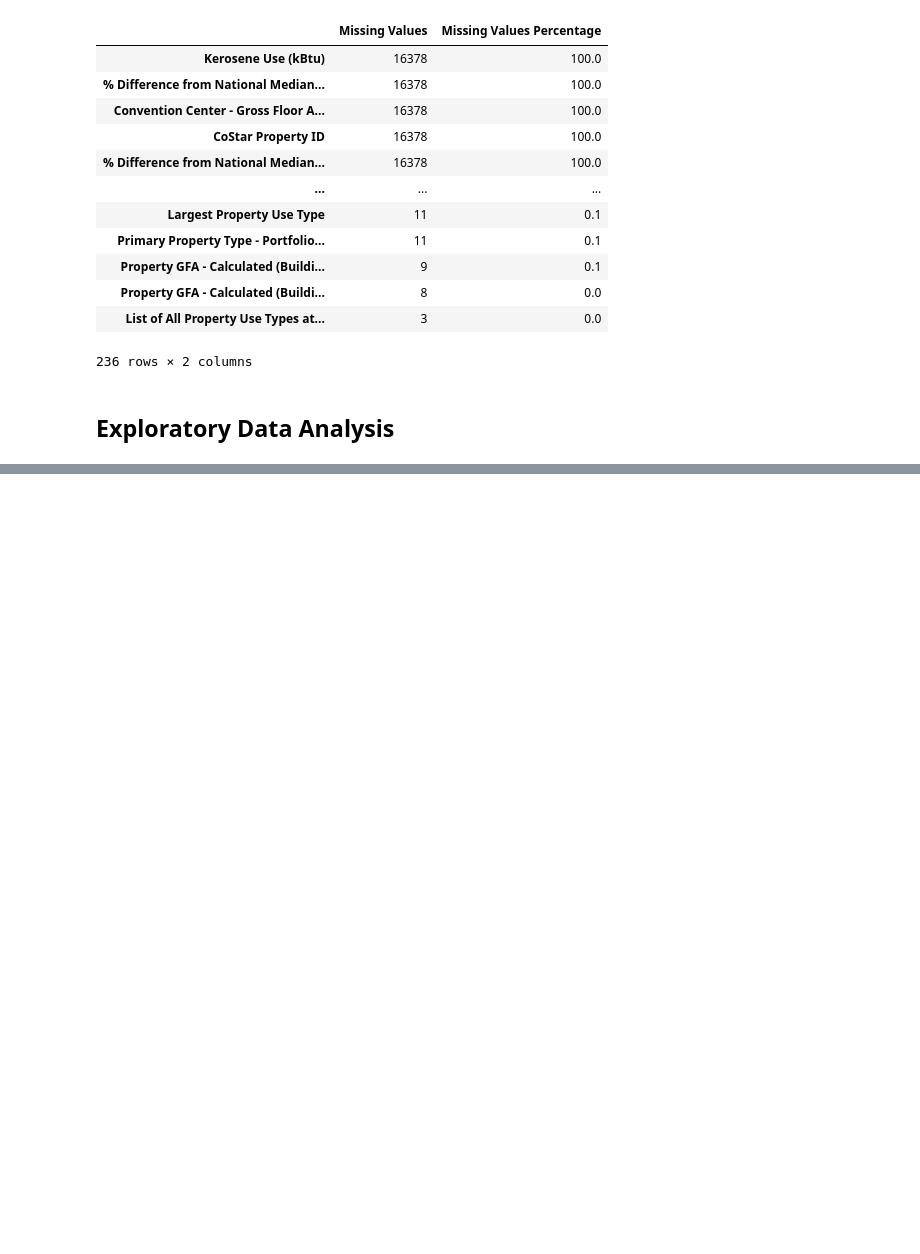
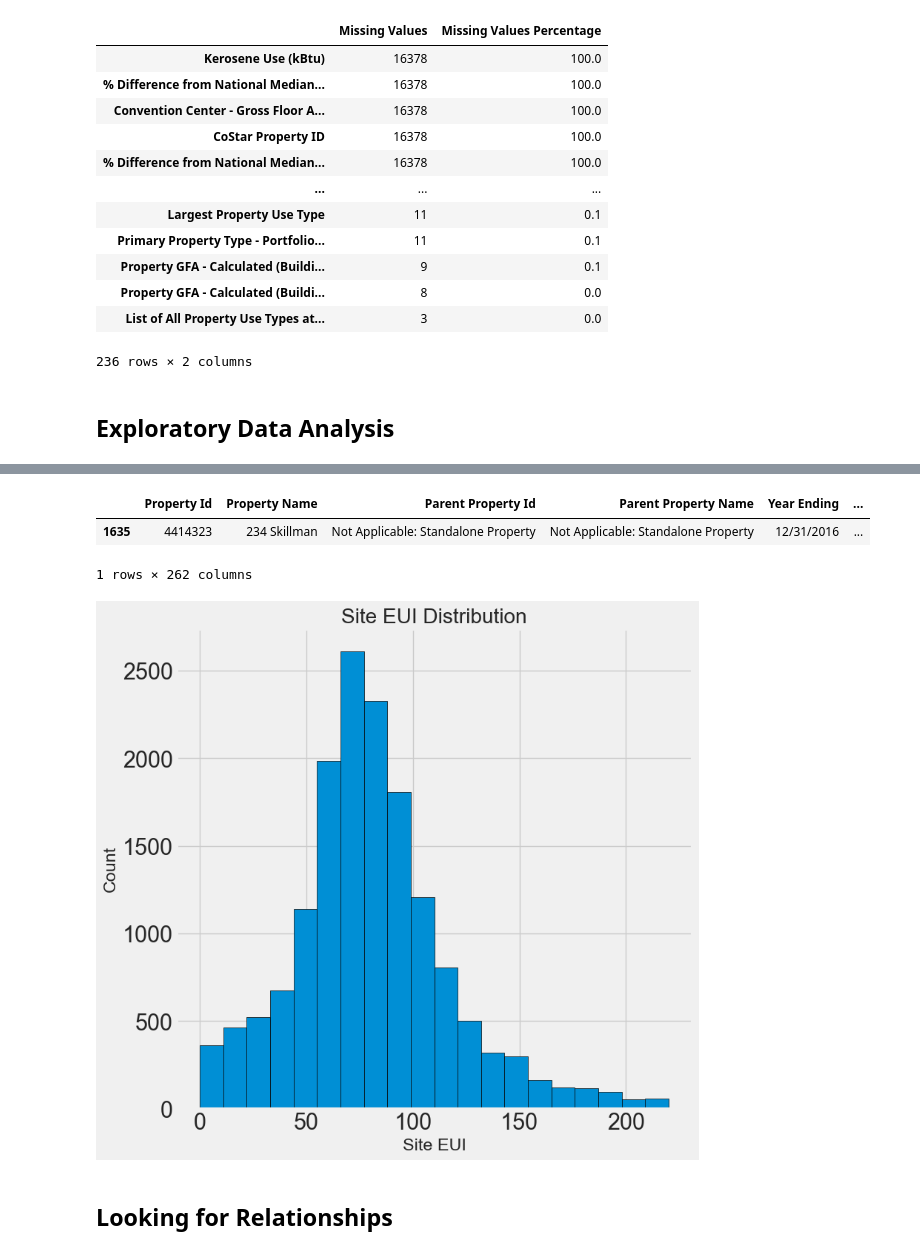
Before and after one commit to kaan4dev/energyUsagePredition, a Jupyter notebook: ml.ipynb, the cells around one changed output, grey strips where cells are left out. Saved outputs shown, nothing was run; the diff lists cells and outputs as text; code cells hidden in the pictures; blank space fills up the shorter version.

```diff
--- a/ml.ipynb
+++ b/ml.ipynb
@@ -113,0 +166,24 @@ There are 236 columns that have missing values.
+# %%
+df.loc[df['Site EUI (kBtu/ft²)'] == 869265, :]
+# %% [output]
+|  | Property Id | Property Name | Parent Property Id | Parent Property Name | Year Ending | ... |
+| 1635 | 4414323 | 234 Skillman | Not Applicable: Standalone Property | Not Applicable: Standalone Property | 12/31/2016 | ... |
+1 rows × 262 columns
+# %%
+first_quartile = df['Site EUI (kBtu/ft²)'].describe()['25%']
+third_quartile = df['Site EUI (kBtu/ft²)'].describe()['75%']
+
+iqr = third_quartile - first_quartile
+
+df = df[(df['Site EUI (kBtu/ft²)'] > (first_quartile - 3 * iqr)) &
+            (df['Site EUI (kBtu/ft²)'] < (third_quartile + 3 * iqr))]
+# %%
+figsize(8, 8)
+plt.hist(df['Site EUI (kBtu/ft²)'].dropna(), bins = 20, edgecolor = 'black')
+plt.xlabel('Site EUI')
+plt.ylabel('Count')
+plt.title('Site EUI Distribution');
+# %% [output]
+[figure, added]
+# %% [markdown]
+## Looking for Relationships
```
Also changed, not shown: parts of 4 cells of this notebook.
